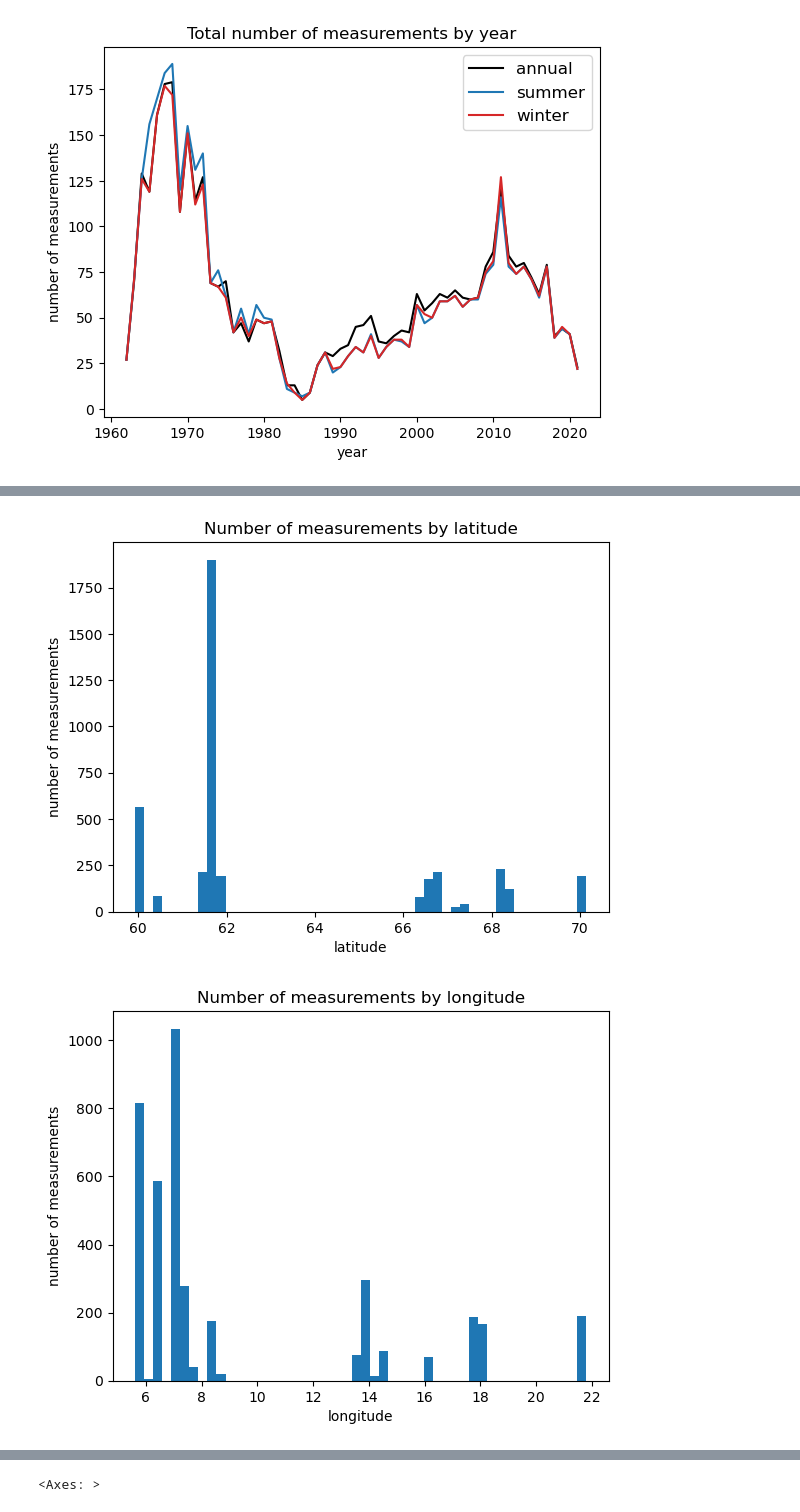
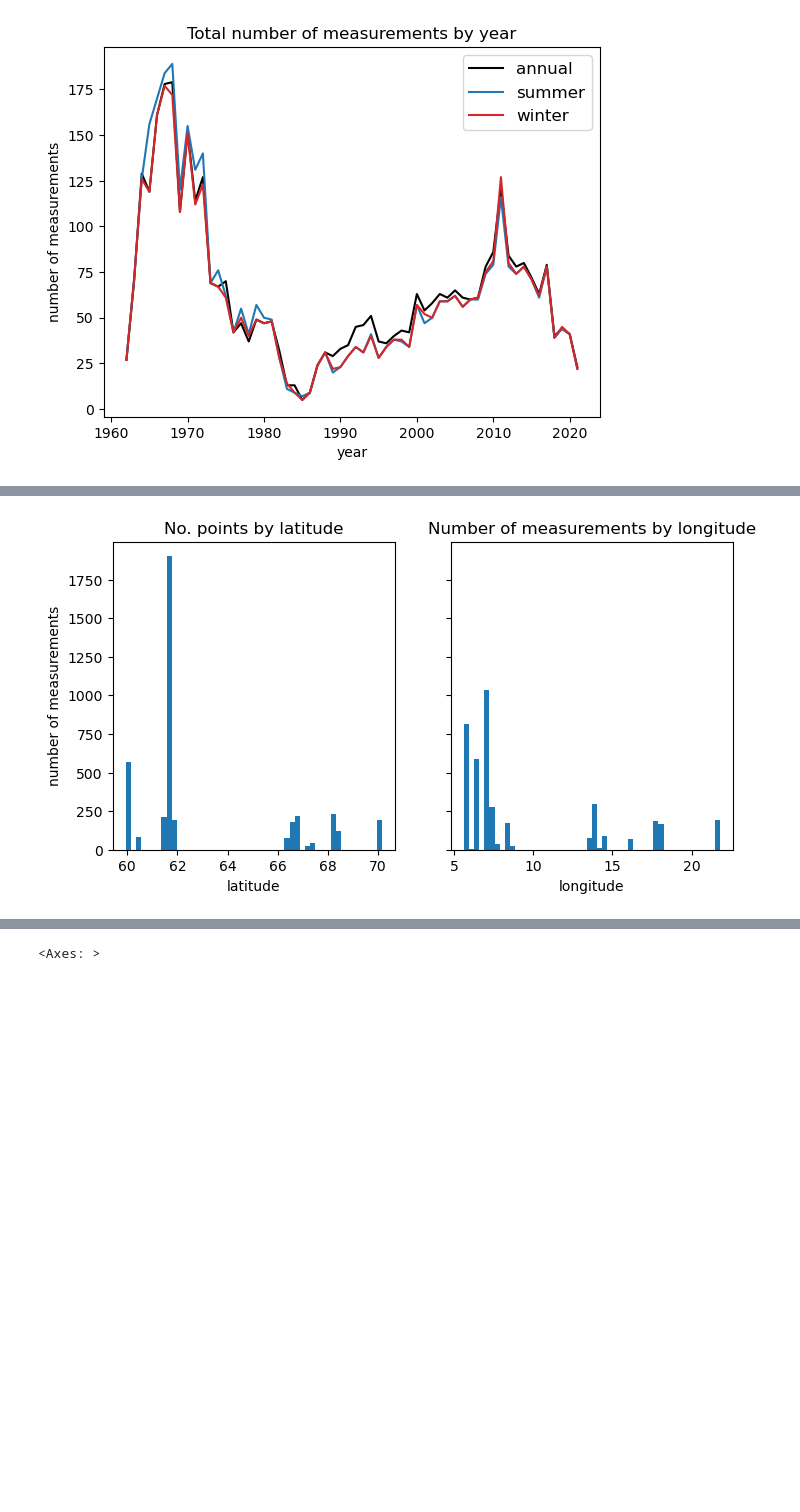
Before and after one commit to khsjursen/ML_MB_Norway, a Jupyter notebook: data_exploration.ipynb, the cells around one changed output, grey strips where cells are left out. Saved outputs shown, nothing was run; the diff lists cells and outputs as text; code cells hidden in the pictures; blank space fills up the shorter version.

Commit message:
more figures per glacier and region

```diff
--- a/data_exploration.ipynb
+++ b/data_exploration.ipynb
@@ -9,5 +9,11 @@ import seaborn as sns
 import matplotlib.pyplot as plt
 # %%
 # Specify filepaths and filenames.
-filepath = '/home/jovyan/ML_MB_Norway_data/'
-filename = '2023-06-01_stake_mb_norway_cleaned_ids_latlon_wattributes_climate.csv'
+filepath = 'Data/'
+filename = '2023-06-27_stake_mb_norway_cleaned_ids_latlon_wattributes_climate.csv'
+
+# Load data.
+data = pd.read_csv(filepath + filename)
+
+print(data.shape)
+data.columns
@@ -226,41 +133,18 @@ Name: lon, dtype: float64
 # %%
 # Plot number of measurements by geographical location
 
-# By latitude
-plt.figure()
-data['lat'].plot.hist(bins=50)
-plt.title('Number of measurements by latitude')
-plt.ylabel('number of measurements')
-plt.xlabel('latitude')
-plt.show()
-
-# By longitude
-plt.figure()
-data['lon'].plot.hist(bins=50)
-plt.title('Number of measurements by longitude')
-plt.ylabel('number of measurements')
-plt.xlabel('longitude')
-plt.show()
+f, (ax1, ax2) = plt.subplots(1, 2, figsize=(8,4), sharey=True)
+data['lat'].plot.hist(bins=50, ax=ax1)
+ax1.set_title('No. points by latitude')
+ax1.set_ylabel('number of measurements')
+ax1.set_xlabel('latitude')
+data['lon'].plot.hist(bins=50, ax=ax2)
+ax2.set_title('Number of measurements by longitude')
+ax2.set_ylabel('number of measurements')
+ax2.set_xlabel('longitude')
 
 # By latitude and longitude
 colors = np.random.rand(data['RGIID'].unique().size)
 c = plt.cm.tab10(colors)
-
-plt.figure(figsize=(8,4))
-#labels = list(data['RGIID'].unique())
-sc=plt.scatter(x=data.groupby(["RGIID"])['lon'].mean().values,
-               y=data.groupby(["RGIID"])['lat'].mean().values,
-               s=data.groupby(["RGIID"]).size().values*4,
-               facecolors='None', edgecolors=c, lw=1, alpha=0.7)#alpha=0.5)#, markerfacecolor="None");#* 200);
-#data_netto['lat'].plot.hist(bins=50)
-handles, labels = sc.legend_elements(prop="sizes", alpha=0.2, num=5, color='grey')#, fill=None)
-labels = ["200", "400", "600", "800"]
-legend = plt.legend(handles, labels, loc="lower right", title="num points",labelspacing=2, handletextpad=2)
-#plt.legend(*sc.legend_elements("sizes", num=6))
-plt.title('Number of measurements per location')
-plt.ylabel('latitude')
-plt.xlabel('longitude')
-plt.show()
 # %% [output]
-[figure, old version]
+[figure, new version]
-[figure, removed]
```
Also changed, not shown: parts of 31 cells of this notebook.
